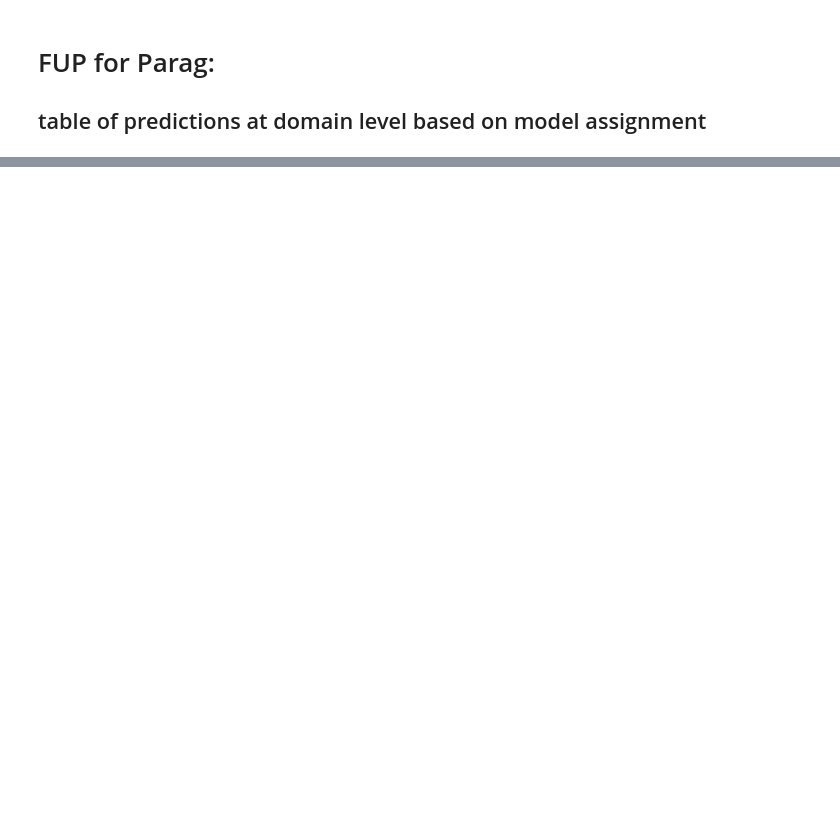
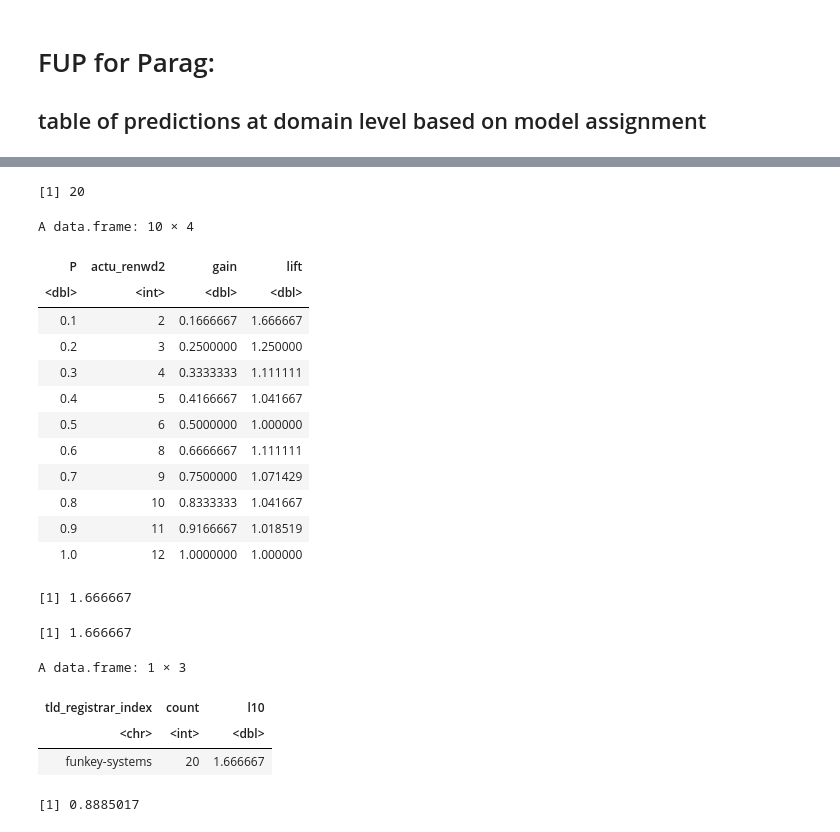
Before and after one commit to liouviaglou/Domains, a Jupyter notebook: scripts/phaseII_06_fallbacksupp/15_fallbackmeta_analysis.ipynb, the cells around one changed output, grey strips where cells are left out. Cells and saved outputs as stored; diff of their text form; code cells hidden in the pictures; blank space fills up the shorter version.

```diff
--- a/scripts/phaseII_06_fallbacksupp/15_fallbackmeta_analysis.ipynb
+++ b/scripts/phaseII_06_fallbacksupp/15_fallbackmeta_analysis.ipynb
@@ -651,0 +548,71 @@ A data.frame: 475 × 63
+# %%
+calc_lift <- function (pred_df,
+                       P=0.1,
+                        dep_var = "renewal_status",
+                        pred_var = "first_renewal_prediction"){
+    actu_renwd <- sum(pred_df[[dep_var]]=='Renewed')
+    ttmp_df <- pred_df[order(pred_df[pred_var],decreasing = TRUE),][1:round(dim(pred_df)[1]*P),]
+    actu_renwd2 <-  sum(ttmp_df[[dep_var]] == 'Renewed')
+    gain = actu_renwd2/actu_renwd
+    lift = gain/(P)
+    return(lift)
+}
+# %%
+chart_lift <- function (pred_df=first_renewal_model_test_predict,
+                        dep_var = "renewal_status",
+                        pred_var = "first_renewal_prediction") {
+  N <- 10  # total number of rows to preallocate--possibly an overestimate
+  lift_df <- data.frame(P =rep(NA, N),
+                        actu_renwd2=rep(NA, N),
+                        gain=rep(NA, N),
+                        lift=rep(NA, N),
+                        stringsAsFactors=FALSE)          # you don't know levels yet
+  actu_renwd <- sum(pred_df[[dep_var]]=='Renewed')
+
+  i = 1
+  for(P in seq(.1,1,length=10)){
+    temp_df <- data.frame(pred_df)[c(dep_var,pred_var)]
+    ttmp_df <- temp_df[order(temp_df[pred_var],decreasing = TRUE),][1:round(dim(temp_df)[1]*P),]
+    actu_renwd2 <-  sum(ttmp_df[[dep_var]] == 'Renewed')
+    gain = actu_renwd2/actu_renwd
+    lift = gain/(P)
+
+    lift_df[i, ] <- list(P, actu_renwd2, gain, lift)
+    i = i+1
+  }
+  return(lift_df)
+}
+# %%
+tld_registrar_str='funkey-systems'
+meta_preds %>% filter(tld_registrar_index==tld_registrar_str) %>% nrow()
+chart_lift(meta_preds %>% filter(tld_registrar_index==tld_registrar_str), dep_var = "renewal_status", pred_var = "predicted")
+calc_lift(meta_preds %>% filter(tld_registrar_index==tld_registrar_str), dep_var = "renewal_status", pred_var = "predicted")
+lift_list[[tld_registrar_str]]
+lift_bytldre %>% filter(tld_registrar_index==tld_registrar_str)
+# %% [output]
+[1] 20
+A data.frame: 10 × 4
+| P | actu_renwd2 | gain | lift |
+| <dbl> | <int> | <dbl> | <dbl> |
+| 0.1 | 2 | 0.1666667 | 1.666667 |
+| 0.2 | 3 | 0.2500000 | 1.250000 |
+| 0.3 | 4 | 0.3333333 | 1.111111 |
+| 0.4 | 5 | 0.4166667 | 1.041667 |
+| 0.5 | 6 | 0.5000000 | 1.000000 |
+| 0.6 | 8 | 0.6666667 | 1.111111 |
+| 0.7 | 9 | 0.7500000 | 1.071429 |
+| 0.8 | 10 | 0.8333333 | 1.041667 |
+| 0.9 | 11 | 0.9166667 | 1.018519 |
+| 1.0 | 12 | 1.0000000 | 1.000000 |
+[1] 1.666667
+[1] 1.666667
+A data.frame: 1 × 3
+| tld_registrar_index | count | l10 |
+| <chr> | <int> | <dbl> |
+| funkey-systems | 20 | 1.666667 |
+# %%
+meta_preds_list <- split(meta_preds, meta_preds$tld_registrar_index)
+lift_list <- lapply(meta_preds_list,calc_lift, dep_var = "renewal_status", pred_var = "predicted")
+lift_list[[tld_registrar_str]]
+# %% [output]
+[1] 0.8885017
```
Also changed, not shown: parts of 61 cells of this notebook, 4 other files.
